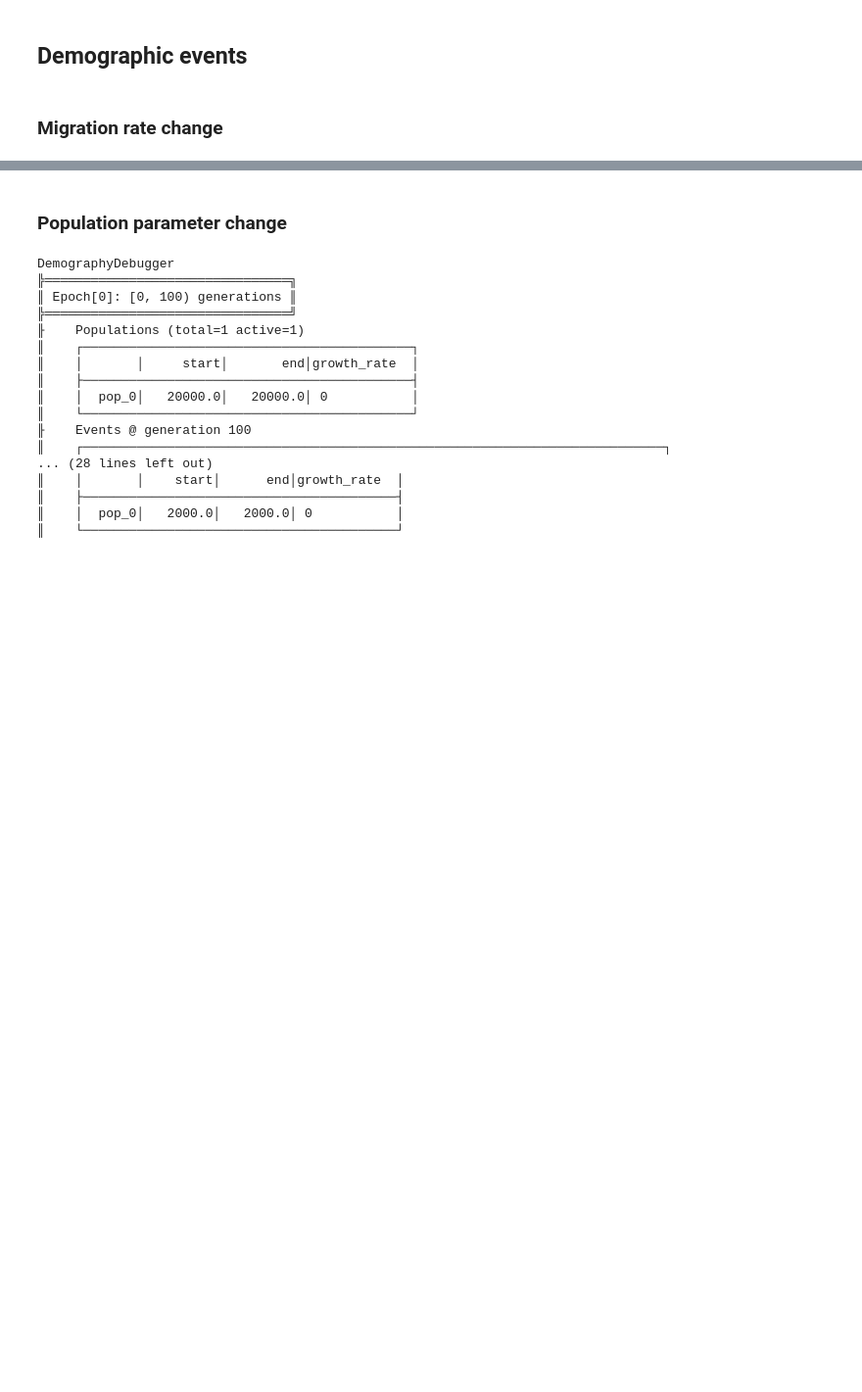
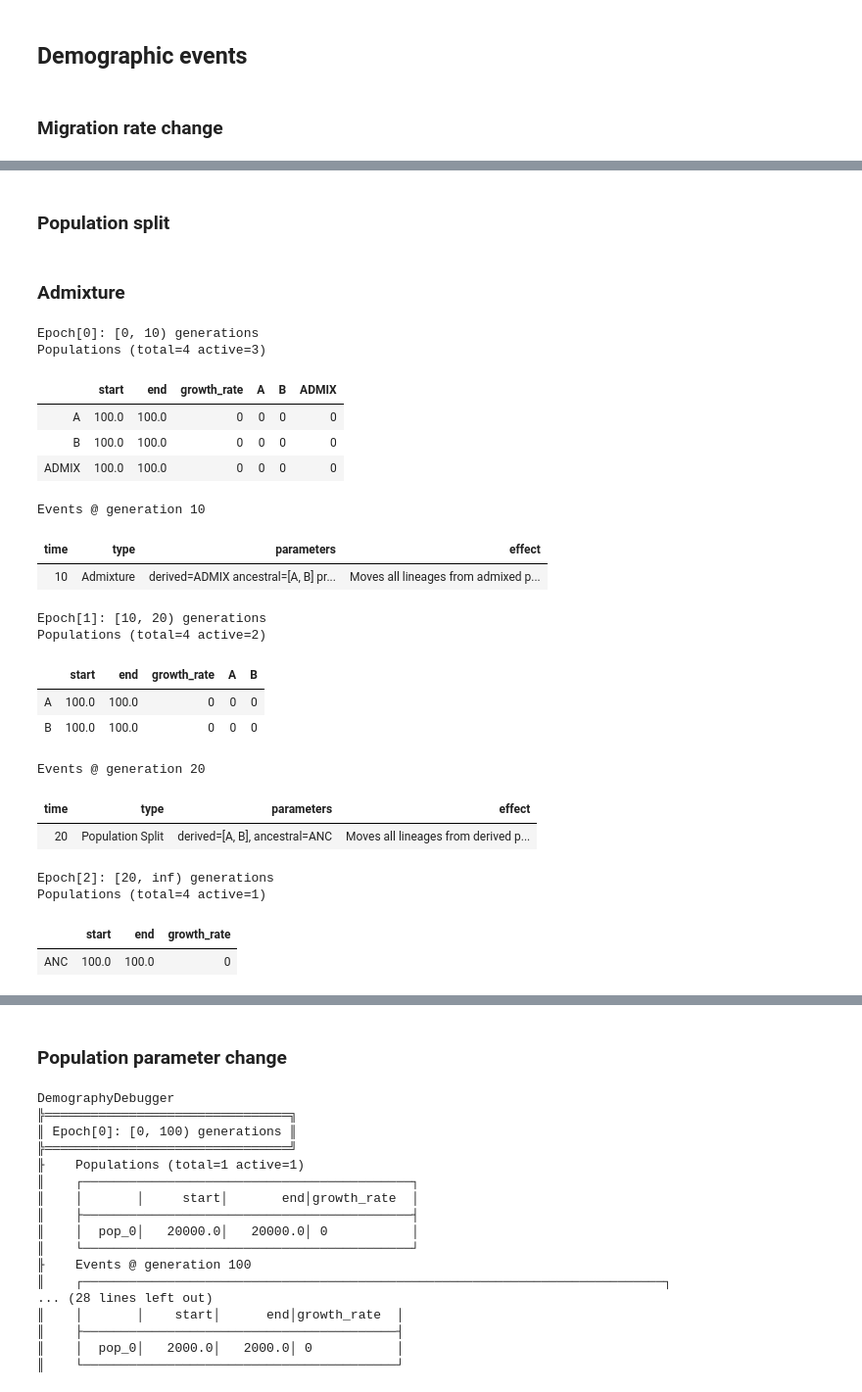
Before and after one commit to jeromekelleher/spg-chapter, a Jupyter notebook: jupyter/msprime-chapter-examples.ipynb, the cells around one changed output, grey strips where cells are left out. Shown at 98% size. Drawn from its saved outputs; the diff is of its cells as text; code cells hidden in the pictures; blank space fills up the shorter version.

```diff
--- a/jupyter/msprime-chapter-examples.ipynb
+++ b/jupyter/msprime-chapter-examples.ipynb
@@ -273,0 +233,2 @@ SVG(tree.draw(node_colours=node_colours, node_labels=node_labels))
+# %% [markdown]
+### Population split
@@ -273,0 +253,35 @@ SVG(tree.draw(node_colours=node_colours, node_labels=node_labels))
+# %% [markdown]
+### Admixture
+# %%
+demography = msprime.Demography()
+demography.add_population(name="A", initial_size=100)
+demography.add_population(name="B", initial_size=100)
+demography.add_population(name="ADMIX", initial_size=100)
+demography.add_population(name="ANC", initial_size=100)
+demography.add_admixture(
+    time=10, derived="ADMIX", ancestral=["A", "B"], proportions=[0.25, 0.75])
+demography.add_population_split(time=20, derived=["A", "B"], ancestral="ANC")
+
+demography.debug()
+# %% [output]
+Epoch[0]: [0, 10) generations
+Populations (total=4 active=3)
+|  | start | end | growth_rate | A | B | ADMIX |
+| A | 100.0 | 100.0 | 0 | 0 | 0 | 0 |
+| B | 100.0 | 100.0 | 0 | 0 | 0 | 0 |
+| ADMIX | 100.0 | 100.0 | 0 | 0 | 0 | 0 |
+Events @ generation 10
+| time | type | parameters | effect |
+| 10 | Admixture | derived=ADMIX ancestral=[A, B] pr... | Moves all lineages from admixed p... |
+Epoch[1]: [10, 20) generations
+Populations (total=4 active=2)
+|  | start | end | growth_rate | A | B |
+| A | 100.0 | 100.0 | 0 | 0 | 0 |
+| B | 100.0 | 100.0 | 0 | 0 | 0 |
+Events @ generation 20
+| time | type | parameters | effect |
+| 20 | Population Split | derived=[A, B], ancestral=ANC | Moves all lineages from derived p... |
+Epoch[2]: [20, inf) generations
+Populations (total=4 active=1)
+|  | start | end | growth_rate |
+| ANC | 100.0 | 100.0 | 0 |
```
Also changed, not shown: parts of 18 cells of this notebook, 4 other files.
